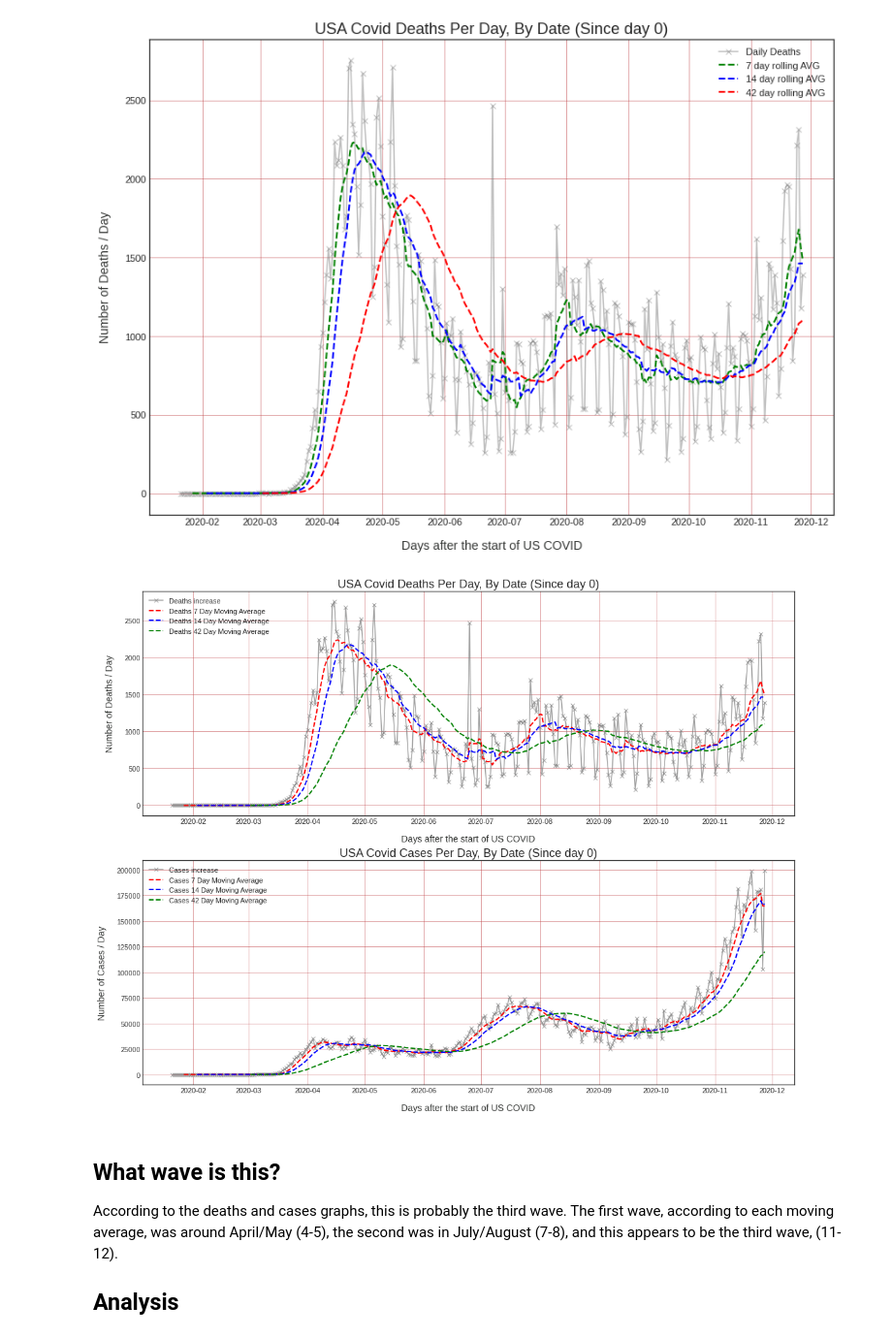
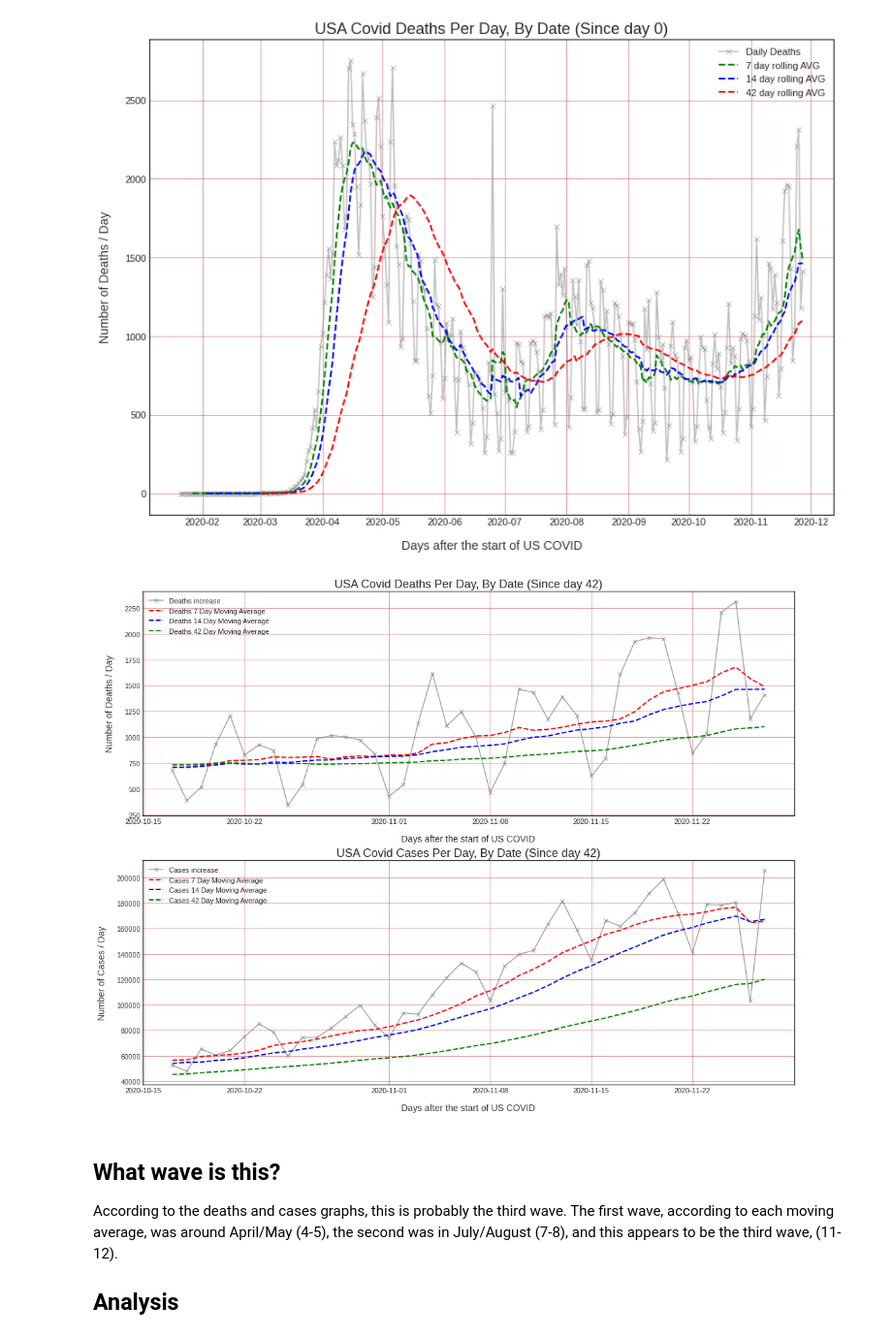
Before and after one commit to Colsai/Covid-Visualizations-And-Trends, a Jupyter notebook: cleaned_covid_visualizations_v2.ipynb, the cells around one changed output. Shown at 97% size. Cells and saved outputs as stored; diff of their text form; code cells hidden in the pictures.

```diff
--- a/cleaned_covid_visualizations_v2.ipynb
+++ b/cleaned_covid_visualizations_v2.ipynb
@@ -275,7 +275,7 @@ ax.set_ylabel(f"Number of Deaths / Day", labelpad=15, fontsize=14, color="#33353
 [figure]
 # %%
 #EDA Basic Plotting for Cases by Date
-n = 0
+n = 42
 
 date = us_df['date'][-n:]
 
@@ -291,34 +291,34 @@ cases_7 = us_df['7_day_cases'][-n:]
 cases_14 = us_df['14_day_cases'][-n:]
 cases_42 = us_df['42_day_cases'][-n:]
 
 #Let's Have the two plots together here:
 fig, ax = plt.subplots(2, figsize = (18,14))
 
 #Plot 1: Deaths
 
 deaths_labels = [deaths_inc, deaths_7,deaths_14,deaths_42]
 cases_labels = [cases_inc, cases_7,cases_14,cases_42]
 labels = ['increase','7 Day Moving Average','14 Day Moving Average','42 Day Moving Average']
 colors = ['grey','red', 'blue','green']
 grf_marker = ['-x','--','--','--']
 counters = [7,14,42]
 multiplier = [1.5,2,2,2]
 
 for i in range(0,4):
     ax[0].plot(date, deaths_labels[i], grf_marker[i],  alpha = .5 * multiplier[i], color = colors[i], linewidth = multiplier[i], label = "Deaths " + labels[i])
     ax[1].plot(date, cases_labels[i], grf_marker[i],  alpha = .5 * multiplier[i], color = colors[i], linewidth = multiplier[i], label = "Cases " + labels[i])
 
 #Add the graphics
 labels = ["Deaths","Cases"]
 
 for i in range(0,2):
     ax[i].legend()
     ax[i].set_title(f"USA Covid {labels[i]} Per Day, By Date (Since day {n})", fontsize = 18)
     ax[i].grid(which = 'both', color='r', linestyle='-', linewidth=.5)
     ax[i].set_xlabel("Days after the start of US COVID", labelpad=15, fontsize=14, color="#333533");
     ax[i].set_ylabel(f"Number of {labels[i]} / Day", labelpad=15, fontsize=14, color="#333533");
 # %% [output]
-[figure, old version]
+[figure, new version]
 # %% [markdown]
 ## What wave is this?
 According to the deaths and cases graphs, this is probably the third wave. The first wave, according to each moving average, was around April/May (4-5), the second was in July/August (7-8), and this appears to be the third wave, (11-12).
```
Also changed, not shown: parts of 13 cells of this notebook.
